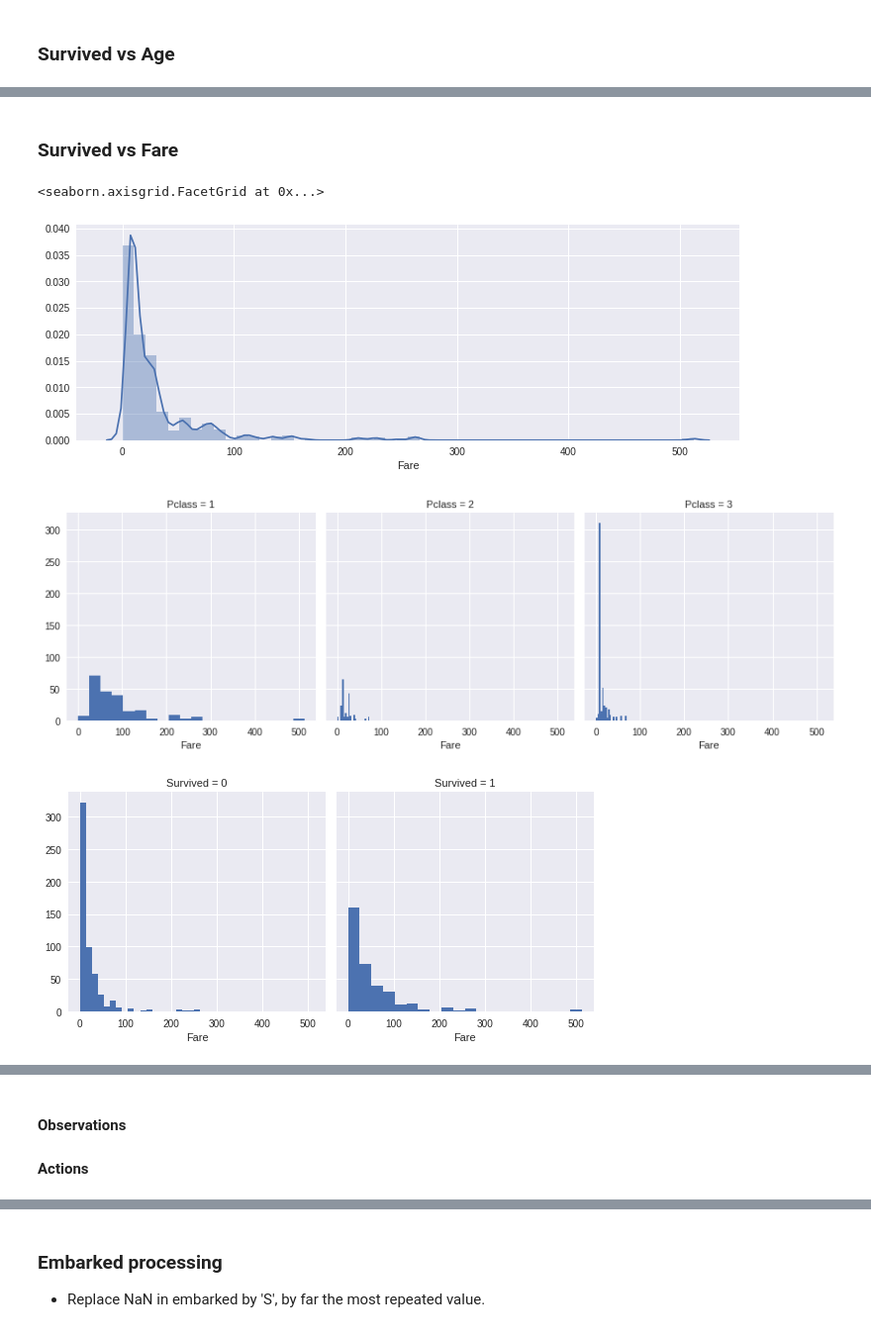
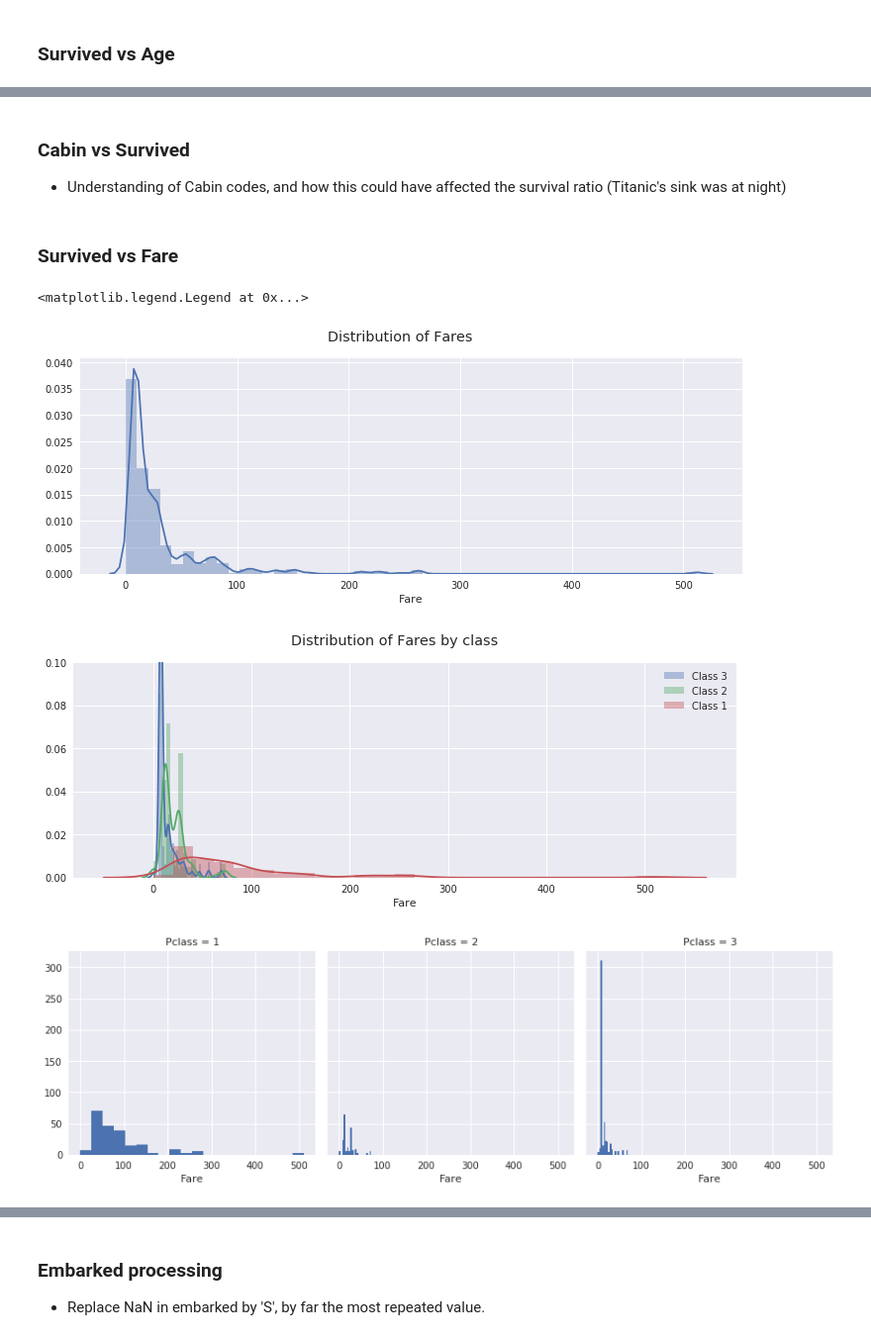
Before and after one commit to saldeal/Kaggle, a Jupyter notebook: titanic/Kaggle-Titanic.ipynb, the cells around one changed output, grey strips where cells are left out. Shown at 99% size. Drawn from its saved outputs; the diff is of its cells as text; code cells hidden in the pictures.

```diff
--- a/titanic/Kaggle-Titanic.ipynb
+++ b/titanic/Kaggle-Titanic.ipynb
@@ -4 +4,12 @@
+# %%
+import numpy as np
+import pandas as pd
+
+import matplotlib.pyplot as plt
+import seaborn as sns
+%matplotlib inline
+sns.set() # Plot style
+
+import IPython
+IPython.core.pylabtools.figsize(12, 4)
 # %%
@@ -234,2 +252,5 @@ g.map(plt.hist, 'Age', bins=20)
+# %% [markdown]
+### Cabin vs Survived
+* Understanding of Cabin codes, and how this could have affected the survival ratio (Titanic's sink was at night)
 # %% [markdown]
 ### Survived vs Fare
@@ -238,25 +257,34 @@ g.map(plt.hist, 'Age', bins=20)
 # %%
 # Distribution of Fare
 sns.distplot(df_train['Fare'].dropna(), kde=True, rug=False)
+plt.suptitle('Distribution of Fares')
 #sns.distplot(df_train['Pclass'=='1'], kde=True, rug=False)
 
 fig, ax = plt.subplots()
-for a in [x, y]:
-    sns.distplot(a, bins=range(1, 110, 10), ax=ax, kde=False)
-ax.set_xlim([0, 100])
+fig.suptitle('Distribution of Fares by class')
+sns.distplot(df_train[df_train['Pclass']==3]['Fare'], kde=True, rug=False, ax=ax, label="Class 3")
+sns.distplot(df_train[df_train['Pclass']==2]['Fare'], kde=True, rug=False, ax=ax, label="Class 2")
+sns.distplot(df_train[df_train['Pclass']==1]['Fare'], kde=True, rug=False, ax=ax, label="Class 1")
+plt.legend()
 
-# Distribution of Fares by class
-#df.Age[df.Pclass == 1].plot(kind='kde')
-#df.Age[df.Pclass == 2].plot(kind='kde')
-#df.Age[df.Pclass == 3].plot(kind='kde')
+axes = plt.gca()
+axes.set_ylim([0,0.10])
+g = sns.FacetGrid(df_train, col='Pclass', size=4, aspect=1)
+g.map(plt.hist, 'Fare', bins = 20)
 
-g = sns.FacetGrid(df_train, col='Pclass', size=4, aspect=1)
-g.map(plt.hist, 'Fare', bins=20)
 
-g = sns.FacetGrid(df_train, col='Survived', size=4, aspect=1)
-g.map(plt.hist, 'Fare', bins=20)
+#g = sns.FacetGrid(df_train, col='Survived', size=4, aspect=1)
+#g.map(plt.hist, 'Fare', bins=20)
+
+figure = plt.figure(figsize=(15,8))
+plt.hist([df_train[df_train['Survived']==1]['Fare'],df_train[df_train['Survived']==0]['Fare']],
+         stacked=True, color = ['g','r'],
+         bins = 20,label = ['Survived','Dead'])
+plt.xlabel('Fare')
+plt.ylabel('Number of passengers')
+plt.legend()
 # %% [output]
-<seaborn.axisgrid.FacetGrid at 0x...>
+<matplotlib.legend.Legend at 0x...>
-[figure, old version]
+[figure, new version]
-[figure, old version]
+[figure, new version]
-[figure, old version]
+[figure, new version]
@@ -263,3 +291,0 @@ g.map(plt.hist, 'Fare', bins=20)
-# %% [markdown]
-#### Observations
-#### Actions
```
Also changed, not shown: parts of 24 cells of this notebook.
